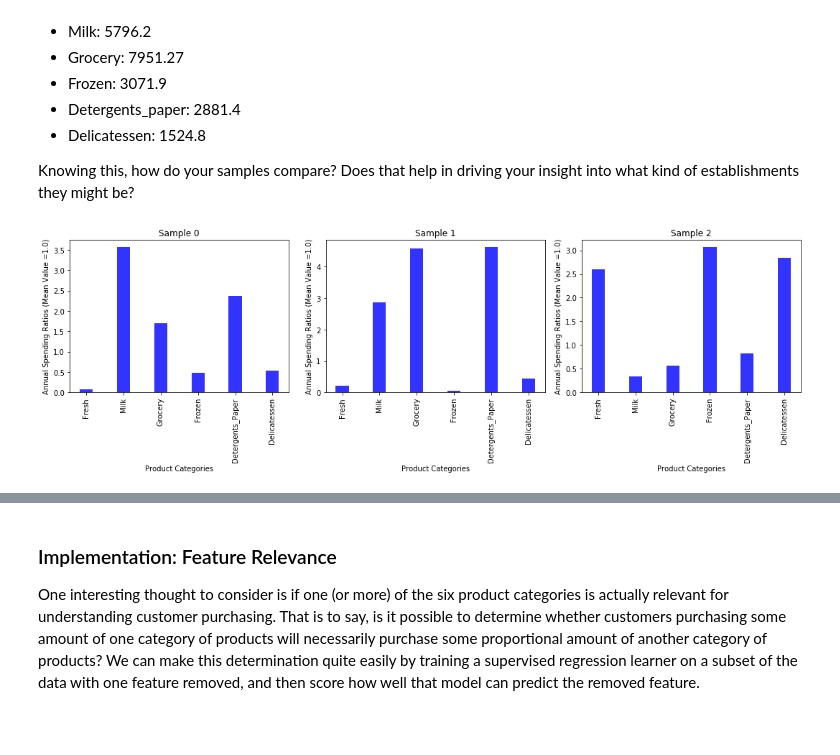
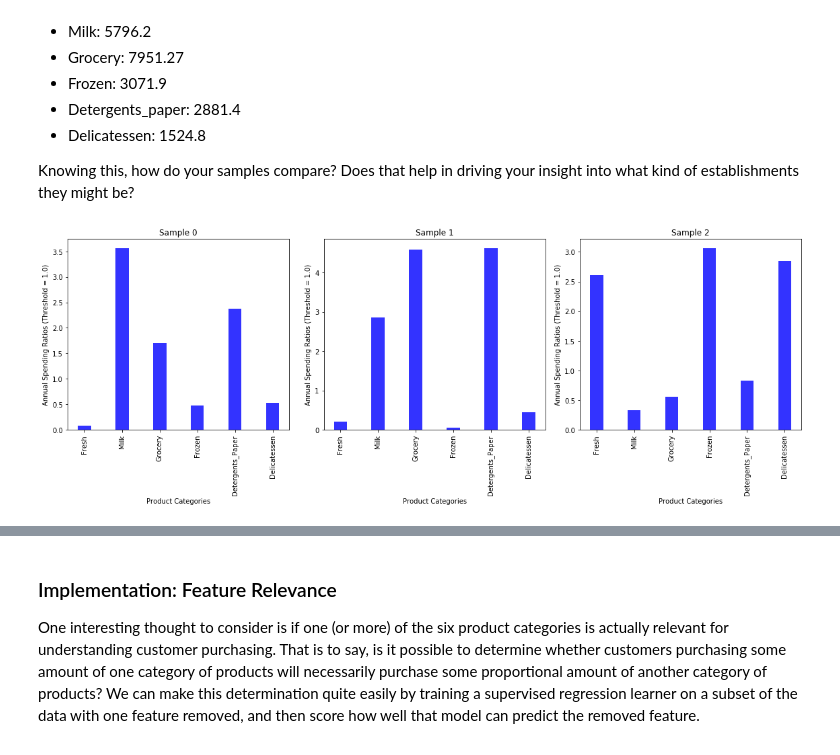
Before and after one commit to juanerolon/Customer-Segmentation-Analysis, a Jupyter notebook: customer_segments.ipynb, the cells around one changed output, grey strips where cells are left out. Drawn from its saved outputs; the diff is of its cells as text; code cells hidden in the pictures.

Commit message:
added bar plots segments

```diff
--- a/customer_segments.ipynb
+++ b/customer_segments.ipynb
@@ -93,30 +93,30 @@ Knowing this, how do your samples compare? Does that help in driving your insigh
 # %%
 stats = data.describe()
 ratios = []
 for index in range(len(samples)):
     rlist = []
     for feat in cols:
         rvalue = float(samples[feat][index])/float(stats[feat]['mean'])
         rlist.append(rvalue)
     ratios.append(rlist)
 groups = cols
 n_groups = len(groups)
 ind = np.arange(n_groups)
 bar_width = 0.35
 opacity = 0.8
 
-plt.figure(1, figsize=(15, 5))
+plt.figure(1, figsize=(16, 6))
 nrws = 1
 ncol = 3
 for m in range(len(ratios)):
     plt.subplot(nrws, ncol, m+1)
     plt.bar(ind, ratios[m], bar_width, alpha=opacity, color='b', label=None)
     plt.xlabel('Product Categories')
-    plt.ylabel('Annual Spending Ratios (Mean Value =1.0)')
+    plt.ylabel('Annual Spending Ratios (Threshold = 1.0)')
     plt.title('Sample {}'.format(m))
     plt.xticks(ind, groups, rotation='vertical')
     plt.legend(frameon=False, loc='upper right', fontsize='small')
 plt.tight_layout()
 plt.show()
 # %% [output]
-[figure, old version]
+[figure, new version]
```
Also changed, not shown: parts of 7 cells of this notebook.
